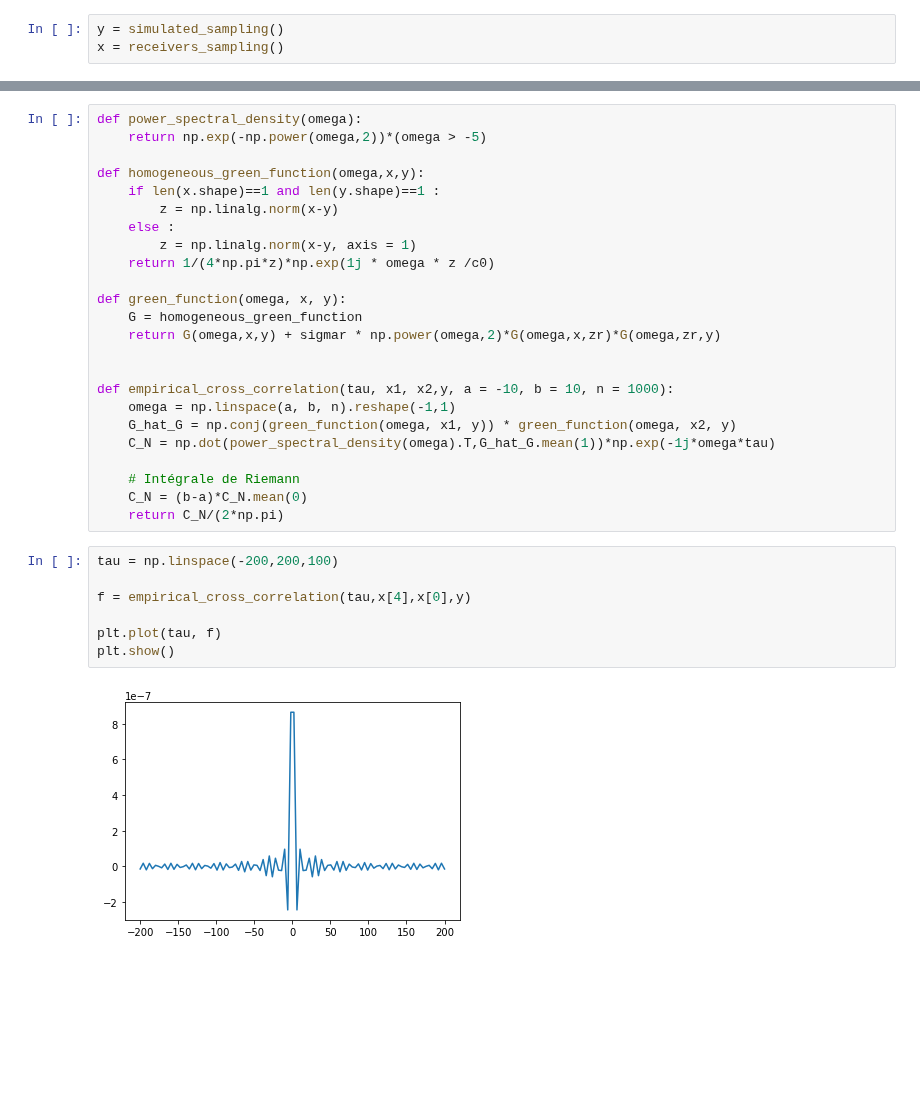
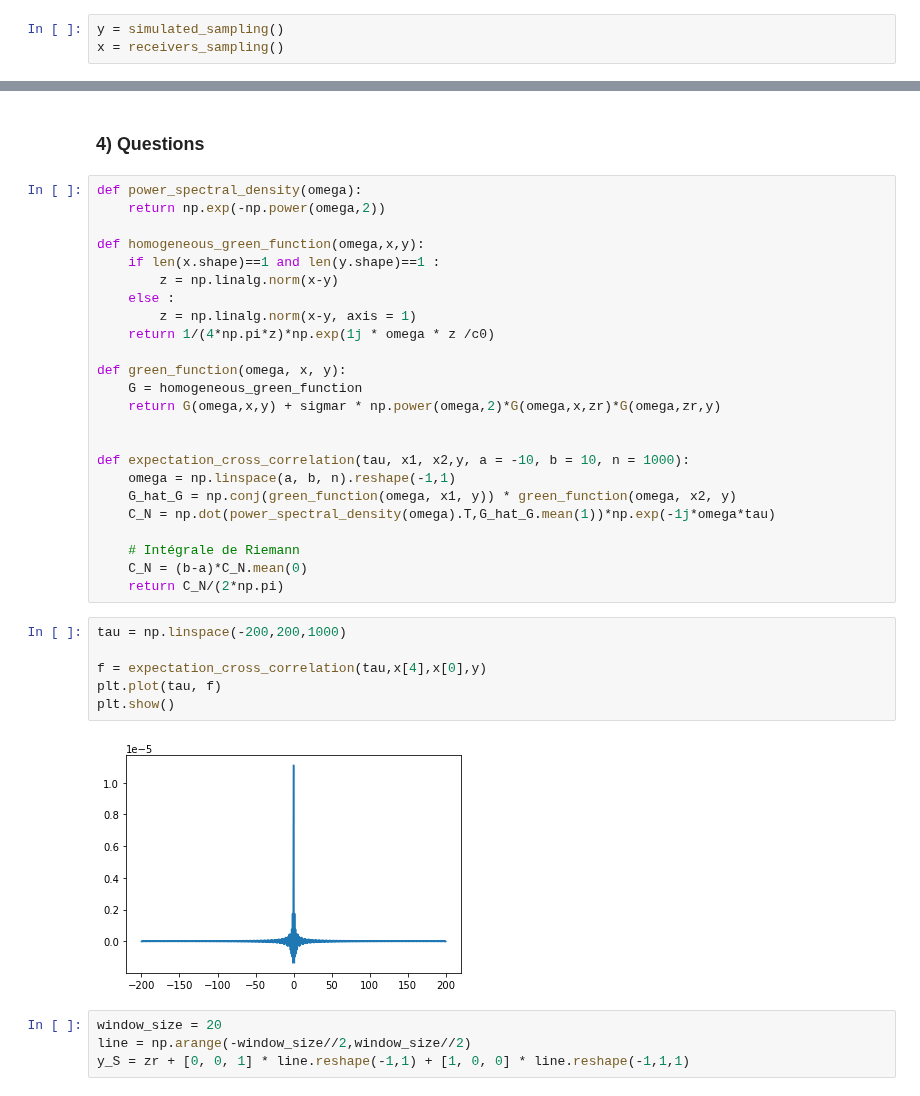
Before and after one commit to rafaelbrutti/MVA, a Jupyter notebook: Problem Inverse/Reflector imaging from ambient noise signals.ipynb, the cells around one changed output, grey strips where cells are left out. Drawn from its saved outputs; the diff is of its cells as text; blank space fills up the shorter version.

Commit message:
question 2.a

```diff
--- a/Problem Inverse/Reflector imaging from ambient noise signals.ipynb
+++ b/Problem Inverse/Reflector imaging from ambient noise signals.ipynb
@@ -41,6 +41,8 @@ plt.show()
+# %% [markdown]
+### 4) Questions
 # %%
 def power_spectral_density(omega):
-    return np.exp(-np.power(omega,2))*(omega > -5)
+    return np.exp(-np.power(omega,2))
 
 def homogeneous_green_function(omega,x,y):
     if len(x.shape)==1 and len(y.shape)==1 :
@@ -54,7 +56,7 @@ def green_function(omega, x, y):
     return G(omega,x,y) + sigmar * np.power(omega,2)*G(omega,x,zr)*G(omega,zr,y)
 
 
-def empirical_cross_correlation(tau, x1, x2,y, a = -10, b = 10, n = 1000):
+def expectation_cross_correlation(tau, x1, x2,y, a = -10, b = 10, n = 1000):
     omega = np.linspace(a, b, n).reshape(-1,1)
     G_hat_G = np.conj(green_function(omega, x1, y)) * green_function(omega, x2, y)
     C_N = np.dot(power_spectral_density(omega).T,G_hat_G.mean(1))*np.exp(-1j*omega*tau)
@@ -63,11 +65,14 @@ def empirical_cross_correlation(tau, x1, x2,y, a = -10, b = 10, n = 1000):
     C_N = (b-a)*C_N.mean(0)
     return C_N/(2*np.pi)
 # %%
-tau = np.linspace(-200,200,100)
+tau = np.linspace(-200,200,1000)
 
-f = empirical_cross_correlation(tau,x[4],x[0],y)
-
+f = expectation_cross_correlation(tau,x[4],x[0],y)
 plt.plot(tau, f)
 plt.show()
 # %% [output]
-[figure, old version]
+[figure, new version]
+# %%
+window_size = 20
+line = np.arange(-window_size//2,window_size//2)
+y_S = zr + [0, 0, 1] * line.reshape(-1,1) + [1, 0, 0] * line.reshape(-1,1,1)
```
Also changed, not shown: parts of 10 cells of this notebook.
